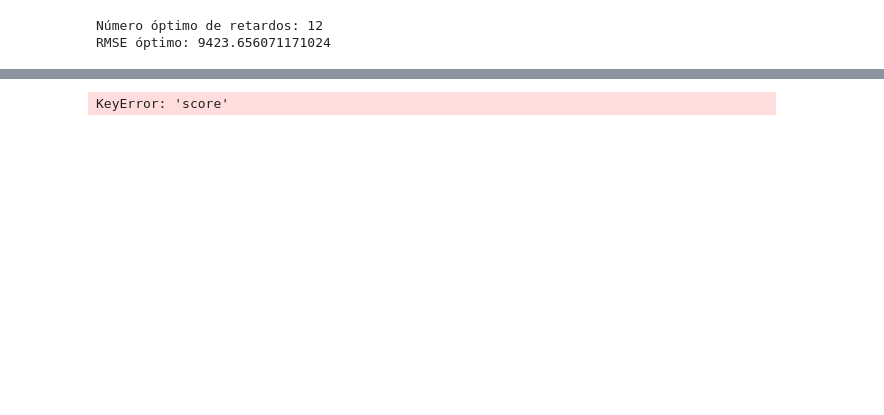
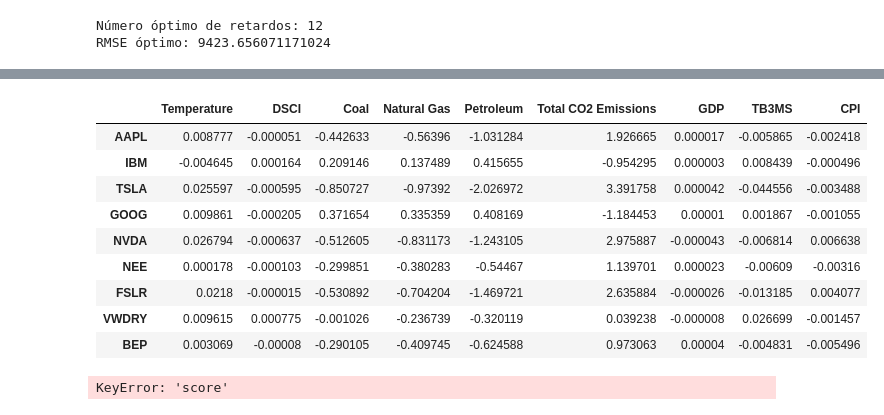
Before and after one commit to luisrc44/QAA-with-Climate-Change-and-ESG, a Jupyter notebook: QAA_wCC.ipynb, the cells around one changed output, grey strips where cells are left out. Drawn from its saved outputs; the diff is of its cells as text; code cells hidden in the pictures; blank space fills up the shorter version.

Commit message:
Betas

```diff
--- a/QAA_wCC.ipynb
+++ b/QAA_wCC.ipynb
@@ -182,3 +191,44 @@ portfolios_df
+# %%
+import pandas as pd
+import numpy as np
+from sklearn.linear_model import LinearRegression
+
+economic_climate_vars = ['Temperature', 'DSCI', 'Coal', 'Natural Gas', 'Petroleum',
+                         'Total CO2 Emissions', 'GDP', 'TB3MS', 'CPI']
+
+aligned_data = all_data[economic_climate_vars].dropna()
+
+aligned_data = aligned_data.loc[all_data.index]
+
+# Inicializa un dataframe para almacenar las betas
+betas_df = pd.DataFrame(index=gray_a + green_a, columns=economic_climate_vars)
+
+# Calcula las betas de cada activo respecto a las demás variables
+for asset in gray_a + green_a:
+    # Prepara las variables dependientes e independientes
+    X = aligned_data.values  # Variables económicas y climáticas
+    y = all_data[asset].values  # Retornos del activo (ya están en all_data)
+
+    # Ajusta un modelo de regresión lineal
+    model = LinearRegression()
+    model.fit(X, y)
+
+    # Almacena las betas en el dataframe
+    betas_df.loc[asset] = model.coef_
+
+# Opción 1: Muestra el dataframe de betas en la consola
+betas_df
+# %% [output]
+|  | Temperature | DSCI | Coal | Natural Gas | Petroleum | Total CO2 Emissions | GDP | TB3MS | CPI |
+| AAPL | 0.008777 | -0.000051 | -0.442633 | -0.56396 | -1.031284 | 1.926665 | 0.000017 | -0.005865 | -0.002418 |
+| IBM | -0.004645 | 0.000164 | 0.209146 | 0.137489 | 0.415655 | -0.954295 | 0.000003 | 0.008439 | -0.000496 |
+| TSLA | 0.025597 | -0.000595 | -0.850727 | -0.97392 | -2.026972 | 3.391758 | 0.000042 | -0.044556 | -0.003488 |
+| GOOG | 0.009861 | -0.000205 | 0.371654 | 0.335359 | 0.408169 | -1.184453 | 0.00001 | 0.001867 | -0.001055 |
+| NVDA | 0.026794 | -0.000637 | -0.512605 | -0.831173 | -1.243105 | 2.975887 | -0.000043 | -0.006814 | 0.006638 |
+| NEE | 0.000178 | -0.000103 | -0.299851 | -0.380283 | -0.54467 | 1.139701 | 0.000023 | -0.00609 | -0.00316 |
+| FSLR | 0.0218 | -0.000015 | -0.530892 | -0.704204 | -1.469721 | 2.635884 | -0.000026 | -0.013185 | 0.004077 |
+| VWDRY | 0.009615 | 0.000775 | -0.001026 | -0.236739 | -0.320119 | 0.039238 | -0.000008 | 0.026699 | -0.001457 |
+| BEP | 0.003069 | -0.00008 | -0.290105 | -0.409745 | -0.624588 | 0.973063 | 0.00004 | -0.004831 | -0.005496 |
 # %%
 # Buscar el portafolio con el mejor score
 best_portfolio = portfolios_df.loc[portfolios_df['score'].idxmax()]
```
Also changed, not shown: parts of 6 cells of this notebook, 2 other files.
